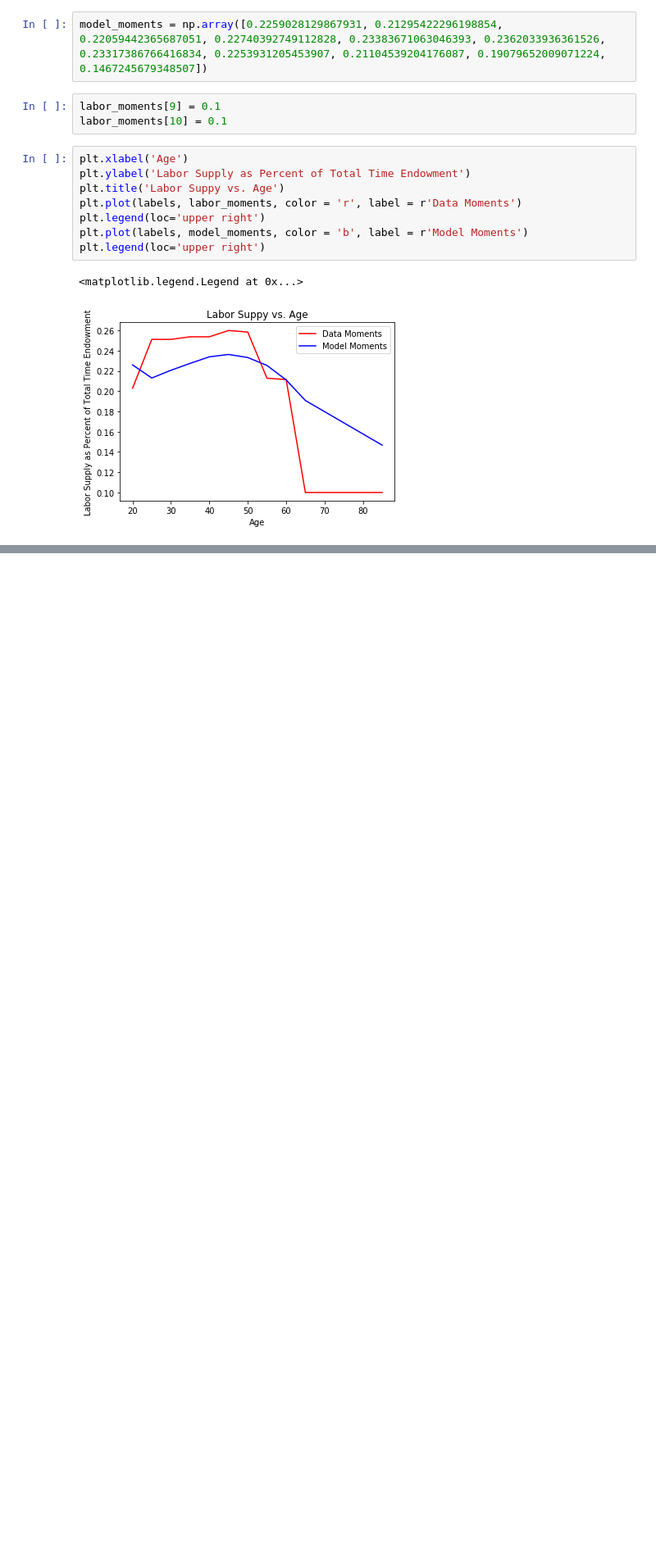
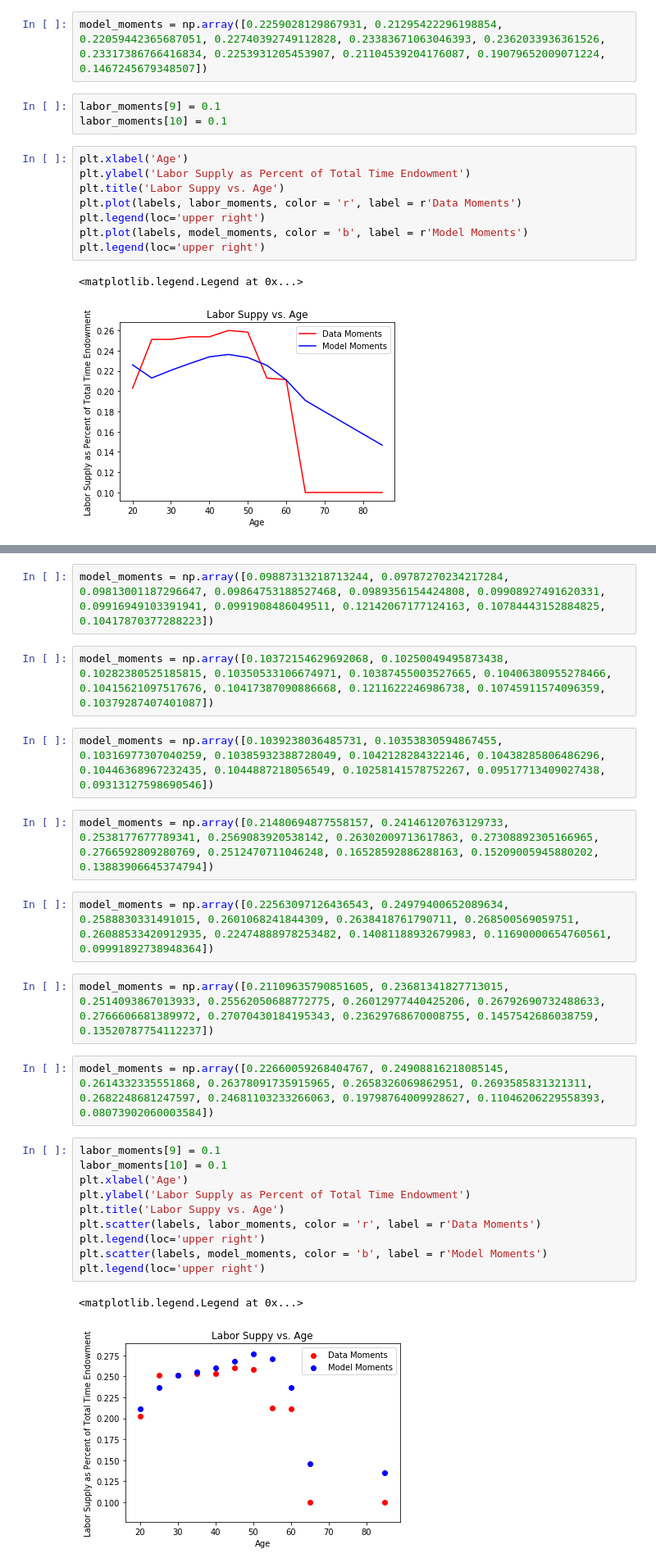
Before and after one commit to keiirizawa/OG-USA, a Jupyter notebook: Chebyshev.ipynb, the cells around one changed output, grey strips where cells are left out. Shown at 82% size. Saved outputs shown, nothing was run; the diff lists cells and outputs as text; blank space fills up the shorter version.

```diff
--- a/Chebyshev.ipynb
+++ b/Chebyshev.ipynb
@@ -366,0 +401,27 @@ plt.legend(loc='upper right')
+# %%
+model_moments = np.array([0.09887313218713244, 0.09787270234217284, 0.09813001187296647, 0.09864753188527468, 0.0989356154424808, 0.09908927491620331, 0.09916949103391941, 0.0991908486049511, 0.12142067177124163, 0.10784443152884825, 0.10417870377288223])
+# %%
+model_moments = np.array([0.10372154629692068, 0.10250049495873438, 0.10282380525185815, 0.10350533106674971, 0.10387455003527665, 0.10406380955278466, 0.10415621097517676, 0.10417387090886668, 0.1211622246986738, 0.10745911574096359, 0.10379287407401087])
+# %%
+model_moments = np.array([0.1039238036485731, 0.10353830594867455, 0.10316977307040259, 0.10385932388728049, 0.1042128284322146, 0.10438285806486296, 0.10446368967232435, 0.1044887218056549, 0.10258141578752267, 0.09517713409027438, 0.09313127598690546])
+# %%
+model_moments = np.array([0.21480694877558157, 0.24146120763129733, 0.2538177677789341, 0.2569083920538142, 0.26302009713617863, 0.27308892305166965, 0.2766592809280769, 0.2512470711046248, 0.16528592886288163, 0.15209005945880202, 0.13883906645374794])
+# %%
+model_moments = np.array([0.22563097126436543, 0.24979400652089634, 0.2588830331491015, 0.2601068241844309, 0.2638418761790711, 0.268500569059751, 0.26088533420912935, 0.22474888978253482, 0.14081188932679983, 0.11690000654760561, 0.09991892738948364])
+# %%
+model_moments = np.array([0.21109635790851605, 0.23681341827713015, 0.2514093867013933, 0.25562050688772775, 0.26012977440425206, 0.26792690732488633, 0.2766606681389972, 0.27070430184195343, 0.23629768670008755, 0.1457542686038759, 0.13520787754112237])
+# %%
+model_moments = np.array([0.22660059268404767, 0.24908816218085145, 0.2614332335551868, 0.26378091735915965, 0.2658326069862951, 0.2693585831321311, 0.2682248681247597, 0.24681103233266063, 0.19798764009928627, 0.11046206229558393, 0.08073902060003584])
+# %%
+labor_moments[9] = 0.1
+labor_moments[10] = 0.1
+plt.xlabel('Age')
+plt.ylabel('Labor Supply as Percent of Total Time Endowment')
+plt.title('Labor Suppy vs. Age')
+plt.scatter(labels, labor_moments, color = 'r', label = r'Data Moments')
+plt.legend(loc='upper right')
+plt.scatter(labels, model_moments, color = 'b', label = r'Model Moments')
+plt.legend(loc='upper right')
+# %% [output]
+<matplotlib.legend.Legend at 0x...>
+[figure, added]
```
Also changed, not shown: parts of 17 cells of this notebook, 4 other files.
